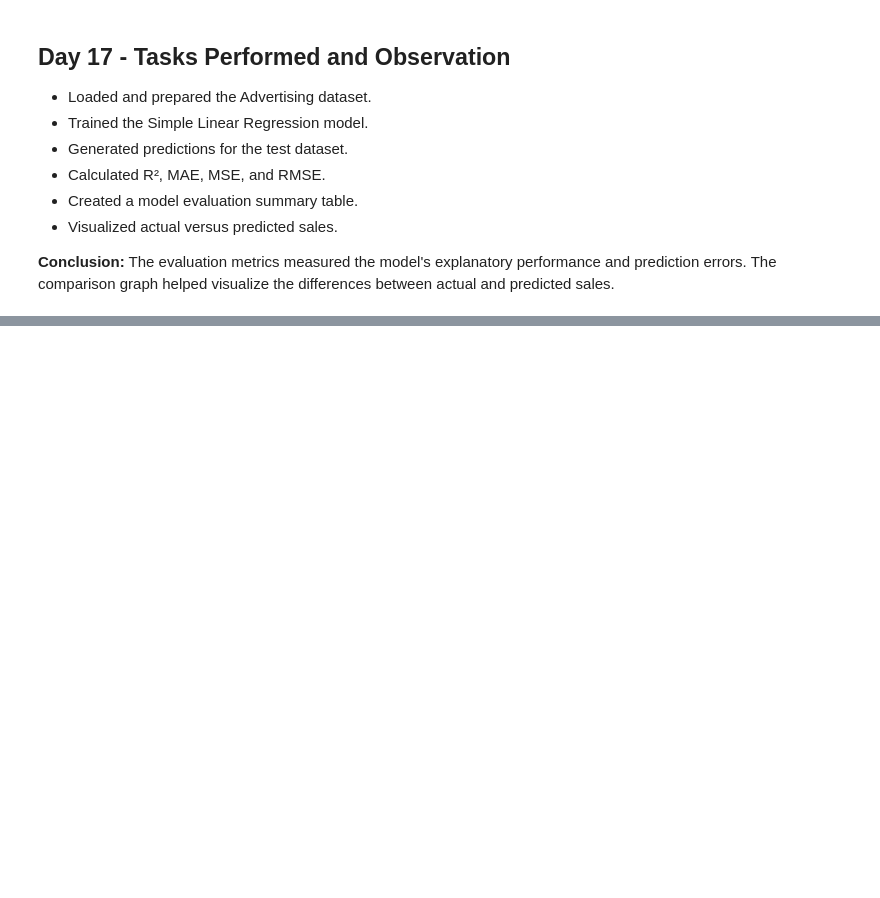
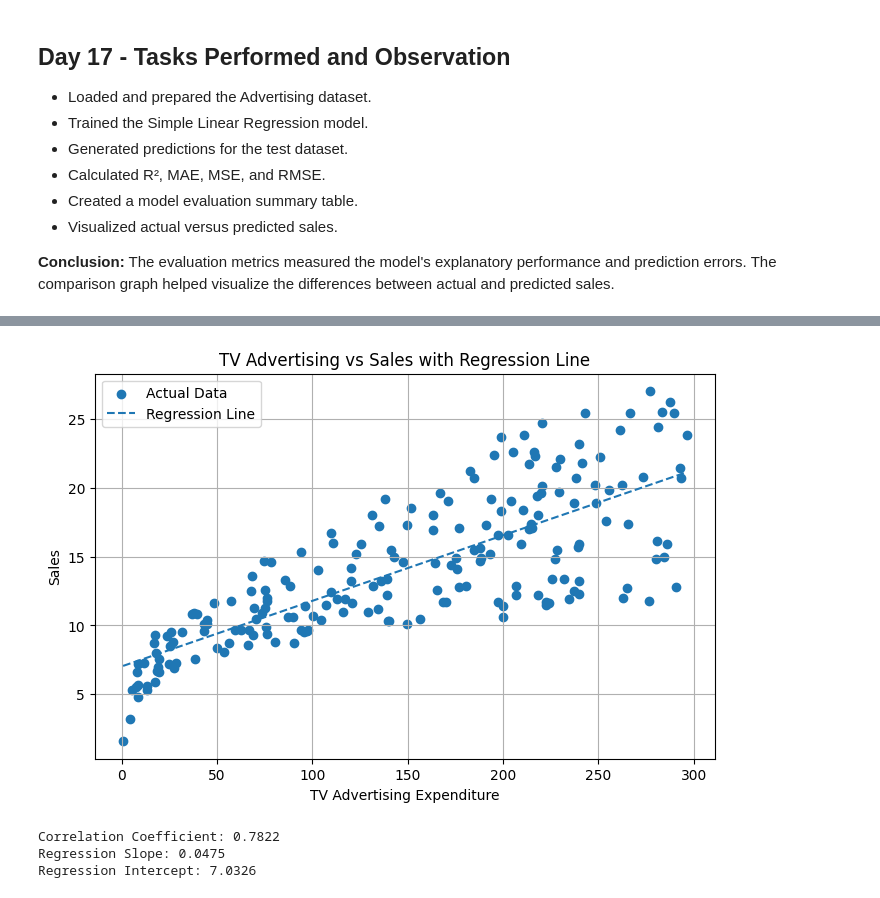
Before and after one commit to shreeshreeya69-crypto/simple-linear-regression-ybi, a Jupyter notebook: Simple_Linear_Regression_YBI.ipynb, the cells around one changed output, grey strips where cells are left out. Drawn from its saved outputs; the diff is of its cells as text; code cells hidden in the pictures; blank space fills up the shorter version.

```diff
--- a/Simple_Linear_Regression_YBI.ipynb
+++ b/Simple_Linear_Regression_YBI.ipynb
@@ -1965,0 +2034,37 @@ plt.show()
+# %%
+from sklearn.linear_model import LinearRegression
+
+X = df[['TV']]
+y = df['sales']
+
+model = LinearRegression()
+model.fit(X, y)
+
+plt.figure(figsize=(8, 5))
+
+plt.scatter(df['TV'], df['sales'], label="Actual Data")
+
+plt.plot(
+    df['TV'].sort_values(),
+    model.predict(df[['TV']].loc[df['TV'].sort_values().index]),
+    linestyle='--',
+    label="Regression Line"
+)
+
+plt.xlabel("TV Advertising Expenditure")
+plt.ylabel("Sales")
+plt.title("TV Advertising vs Sales with Regression Line")
+
+plt.legend()
+plt.grid(True)
+plt.show()
+# %% [output]
+[figure, added]
+# %%
+print("Correlation Coefficient:", round(correlation, 4))
+print("Regression Slope:", round(model.coef_[0], 4))
+print("Regression Intercept:", round(model.intercept_, 4))
+# %% [output]
+Correlation Coefficient: 0.7822
+Regression Slope: 0.0475
+Regression Intercept: 7.0326
```
Also changed, not shown: parts of 6 cells of this notebook.
